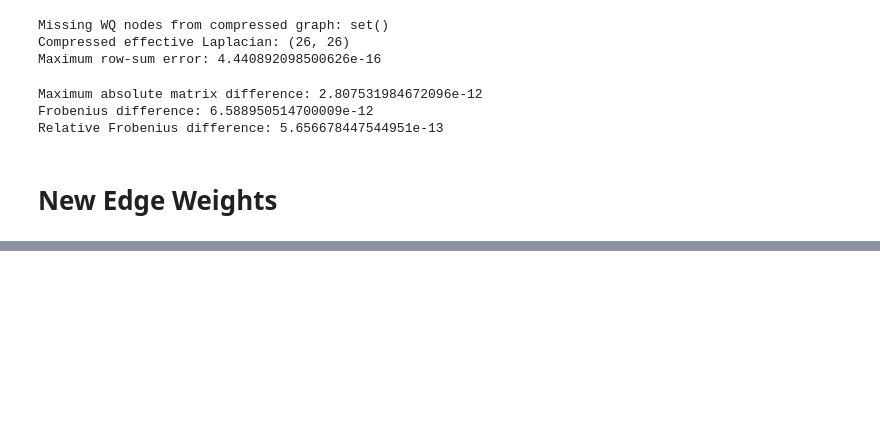
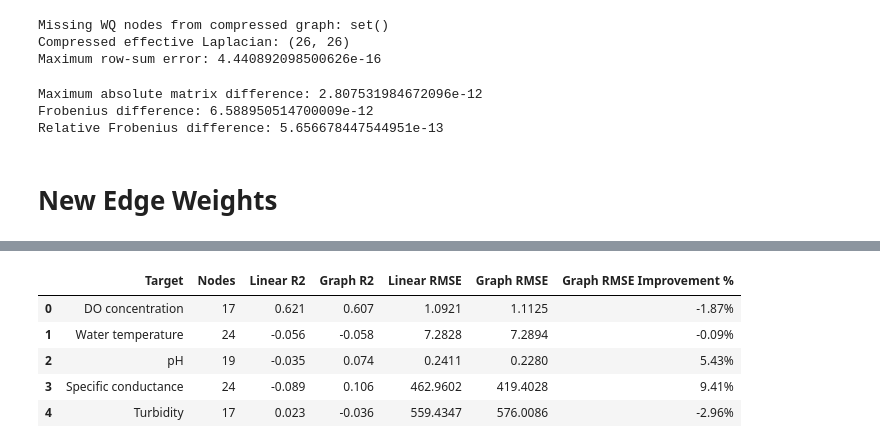
Before and after one commit to andrewc156/rivernets, a Jupyter notebook: largest_uncompressed_laplacian.ipynb, the cells around one changed output, grey strips where cells are left out. Cells and saved outputs as stored; diff of their text form; code cells hidden in the pictures; blank space fills up the shorter version.

```diff
--- a/largest_uncompressed_laplacian.ipynb
+++ b/largest_uncompressed_laplacian.ipynb
@@ -3614,0 +5115,80 @@ def tune_inner_loo_with_L(
+# %%
+hydro_results = []
+
+hydro_predictions = {}
+
+hydro_tuning = {}
+
+
+for target, features in TARGET_FEATURES.items():
+
+    result, predictions, tuning = (
+        nested_loo_hydrologic(
+            df=target_datasets[target],
+            target=target,
+            features=features
+        )
+    )
+
+
+    hydro_results.append(
+        result
+    )
+
+    hydro_predictions[target] = (
+        predictions
+    )
+
+    hydro_tuning[target] = (
+        tuning
+    )
+
+
+hydro_results = pd.DataFrame(
+    hydro_results
+)
+
+
+target_order = [
+    "DO concentration",
+    "Water temperature",
+    "pH",
+    "Specific conductance",
+    "Turbidity"
+]
+
+
+hydro_results["Target"] = pd.Categorical(
+    hydro_results["Target"],
+    categories=target_order,
+    ordered=True
+)
+
+
+hydro_results = (
+    hydro_results
+    .sort_values("Target")
+    .reset_index(drop=True)
+)
+
+
+display(
+    hydro_results.style.format({
+
+        "Linear R2":
+            "{:.3f}",
+
+        "Graph R2":
+            "{:.3f}",
+
+        "Linear RMSE":
+            "{:.4f}",
+
+        "Graph RMSE":
+            "{:.4f}",
+
+        "Graph RMSE Improvement %":
+            "{:.2f}%"
+    })
+)
+# %% [output]
@@ -3614,0 +5212,6 @@ def tune_inner_loo_with_L(
+|  | Target | Nodes | Linear R2 | Graph R2 | Linear RMSE | Graph RMSE | Graph RMSE Improvement % |
+| 0 | DO concentration | 17 | 0.621 | 0.607 | 1.0921 | 1.1125 | -1.87% |
+| 1 | Water temperature | 24 | -0.056 | -0.058 | 7.2828 | 7.2894 | -0.09% |
+| 2 | pH | 19 | -0.035 | 0.074 | 0.2411 | 0.2280 | 5.43% |
+| 3 | Specific conductance | 24 | -0.089 | 0.106 | 462.9602 | 419.4028 | 9.41% |
+| 4 | Turbidity | 17 | 0.023 | -0.036 | 559.4347 | 576.0086 | -2.96% |
```
Also changed, not shown: parts of 15 cells of this notebook.
